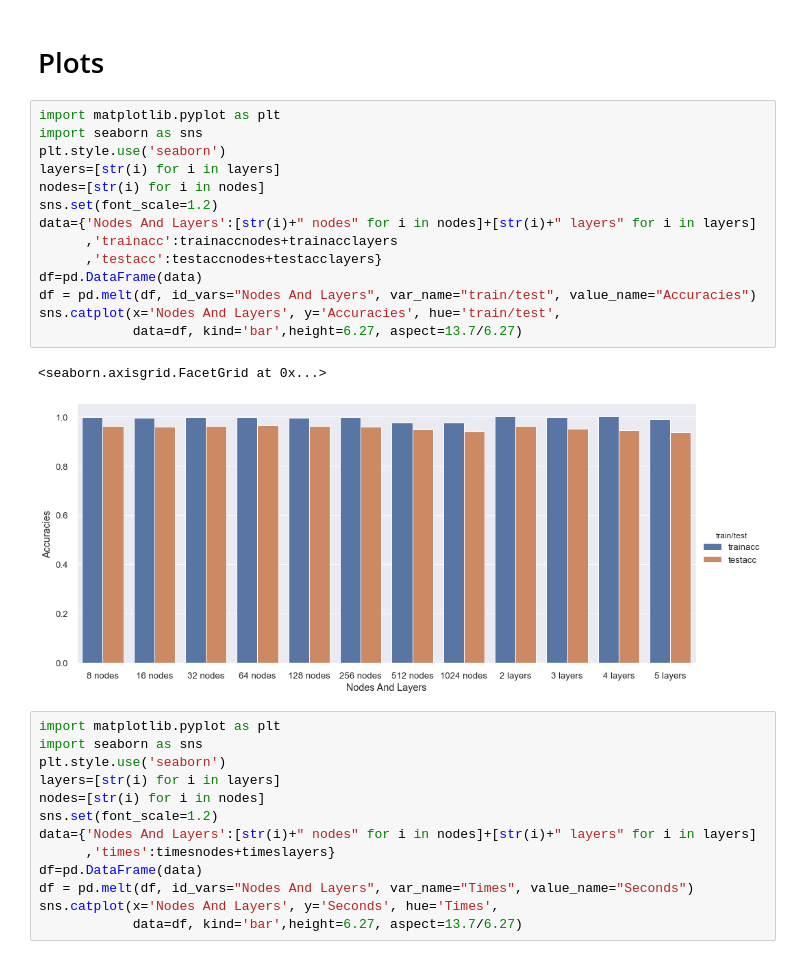
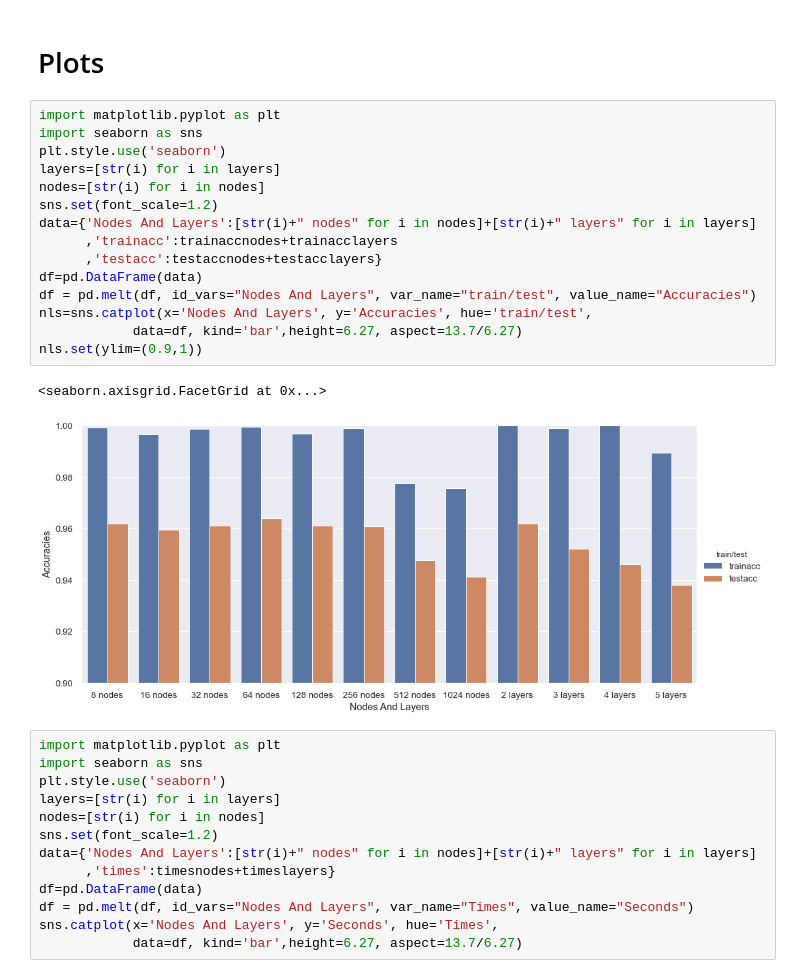
Before and after one commit to jatingupta-2000/DL-Labs, a Jupyter notebook: E18CSE140_DL_Lab5.ipynb, the cells around one changed output. Saved outputs shown, nothing was run; the diff lists cells and outputs as text.

Commit message:
Adjusted ylim

```diff
--- a/E18CSE140_DL_Lab5.ipynb
+++ b/E18CSE140_DL_Lab5.ipynb
@@ -225,20 +225,21 @@ print(timeslayers)
 # %%
 import matplotlib.pyplot as plt
 import seaborn as sns
 plt.style.use('seaborn')
 layers=[str(i) for i in layers]
 nodes=[str(i) for i in nodes]
 sns.set(font_scale=1.2)
 data={'Nodes And Layers':[str(i)+" nodes" for i in nodes]+[str(i)+" layers" for i in layers]
       ,'trainacc':trainaccnodes+trainacclayers
       ,'testacc':testaccnodes+testacclayers}
 df=pd.DataFrame(data)
 df = pd.melt(df, id_vars="Nodes And Layers", var_name="train/test", value_name="Accuracies")
-sns.catplot(x='Nodes And Layers', y='Accuracies', hue='train/test',
+nls=sns.catplot(x='Nodes And Layers', y='Accuracies', hue='train/test',
             data=df, kind='bar',height=6.27, aspect=13.7/6.27)
+nls.set(ylim=(0.9,1))
 # %% [output]
 <seaborn.axisgrid.FacetGrid at 0x...>
-[figure, old version]
+[figure, new version]
 # %%
 import matplotlib.pyplot as plt
 import seaborn as sns
```
